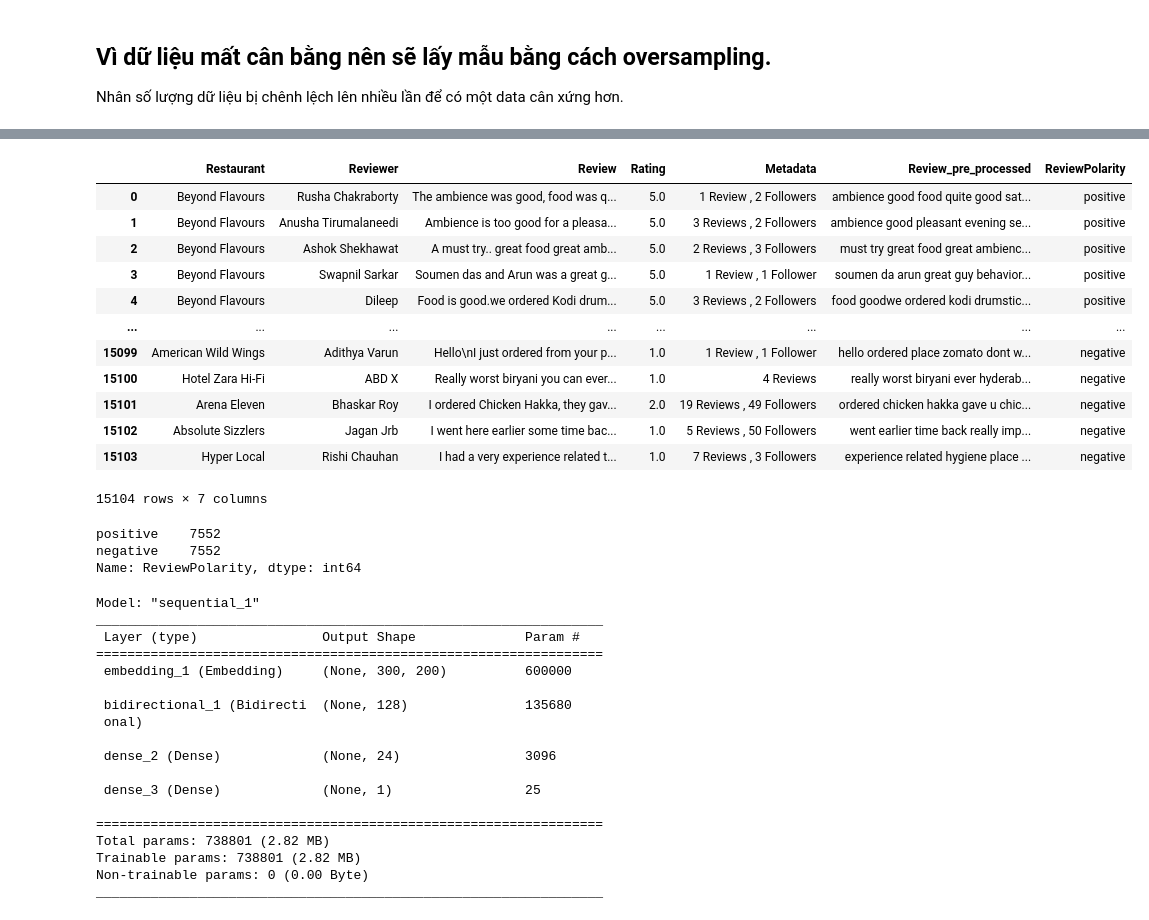
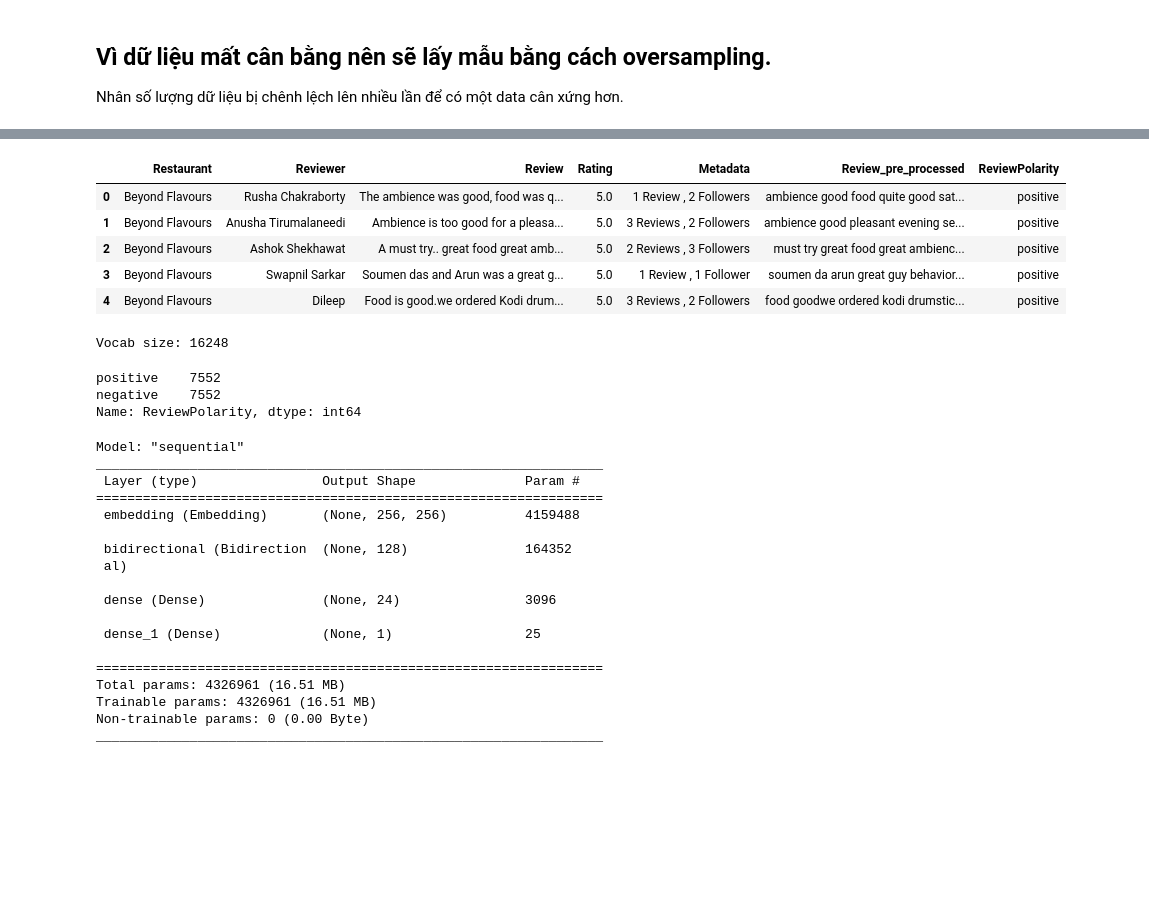
Before and after one commit to ducnguyen2133/NLP_project, a Jupyter notebook: NLP_project.ipynb, the cells around one changed output, grey strips where cells are left out. Drawn from its saved outputs; the diff is of its cells as text; code cells hidden in the pictures; blank space fills up the shorter version.

```diff
--- a/NLP_project.ipynb
+++ b/NLP_project.ipynb
@@ -335,21 +351,29 @@ balanced_df
 # %%
 # Dữ liệu đã được cân bằng
 balanced_df = pd.concat([X_balanced, y_balanced], axis=1)
-balanced_df
+balanced_df.head(5)
 # %% [output]
 |  | Restaurant | Reviewer | Review | Rating | Metadata | Review_pre_processed | ReviewPolarity |
 | 0 | Beyond Flavours | Rusha Chakraborty | The ambience was good, food was q... | 5.0 | 1 Review , 2 Followers | ambience good food quite good sat... | positive |
 | 1 | Beyond Flavours | Anusha Tirumalaneedi | Ambience is too good for a pleasa... | 5.0 | 3 Reviews , 2 Followers | ambience good pleasant evening se... | positive |
 | 2 | Beyond Flavours | Ashok Shekhawat | A must try.. great food great amb... | 5.0 | 2 Reviews , 3 Followers | must try great food great ambienc... | positive |
 | 3 | Beyond Flavours | Swapnil Sarkar | Soumen das and Arun was a great g... | 5.0 | 1 Review , 1 Follower | soumen da arun great guy behavior... | positive |
 | 4 | Beyond Flavours | Dileep | Food is good.we ordered Kodi drum... | 5.0 | 3 Reviews , 2 Followers | food goodwe ordered kodi drumstic... | positive |
-| ... | ... | ... | ... | ... | ... | ... | ... |
-| 15099 | American Wild Wings | Adithya Varun | Hello\nI just ordered from your p... | 1.0 | 1 Review , 1 Follower | hello ordered place zomato dont w... | negative |
-| 15100 | Hotel Zara Hi-Fi | ABD X | Really worst biryani you can ever... | 1.0 | 4 Reviews | really worst biryani ever hyderab... | negative |
-| 15101 | Arena Eleven | Bhaskar Roy | I ordered Chicken Hakka, they gav... | 2.0 | 19 Reviews , 49 Followers | ordered chicken hakka gave u chic... | negative |
-| 15102 | Absolute Sizzlers | Jagan Jrb | I went here earlier some time bac... | 1.0 | 5 Reviews , 50 Followers | went earlier time back really imp... | negative |
-| 15103 | Hyper Local | Rishi Chauhan | I had a very experience related t... | 1.0 | 7 Reviews , 3 Followers | experience related hygiene place ... | negative |
-15104 rows × 7 columns
+# %%
+# Dữ liệu
+data = balanced_df['Review']
+data = [str(item) for item in data]
+# print(data)
+# Khởi tạo và tiền xử lý dữ liệu với Tokenizer
+tokenizer = Tokenizer()
+tokenizer.fit_on_texts(data)
+
+# Xác định vocab_size
+vocab_size = len(tokenizer.word_index) + 1  # Thêm 1 cho từ không xác định (unknown word)
+
+print("Vocab size:", vocab_size)
+# %% [output]
+Vocab size: 16248
 # %%
 # Kiểm tra lại dữ liệu
 balanced_df['ReviewPolarity'].value_counts()
@@ -398,10 +403,10 @@ y_test_encoded_labels = encoder.transform(y_test_labels)
 # %%
 # Khởi tạo mô hình
 # Siêu tham số của mô hình
-vocab_size = 3000
+vocab_size = 16248
 oov_tok = ''
-embedding_dim = 200
-max_length = 300
+embedding_dim = 256
+max_length = 256
 padding_type='post'
 trunc_type='post'
 # tokenize sentences
@@ -428,22 +433,22 @@ model.compile(loss='binary_crossentropy', optimizer='adam', metrics=['accuracy']
 # Model summary
 model.summary()
 # %% [output]
-Model: "sequential_1"
+Model: "sequential"
 _________________________________________________________________
  Layer (type)                Output Shape              Param #
 =================================================================
- embedding_1 (Embedding)     (None, 300, 200)          600000
+ embedding (Embedding)       (None, 256, 256)          4159488
 
- bidirectional_1 (Bidirecti  (None, 128)               135680
- onal)
+ bidirectional (Bidirection  (None, 128)               164352
+ al)
 
- dense_2 (Dense)             (None, 24)                3096
+ dense (Dense)               (None, 24)                3096
 
- dense_3 (Dense)             (None, 1)                 25
+ dense_1 (Dense)             (None, 1)                 25
 
 =================================================================
-Total params: 738801 (2.82 MB)
-Trainable params: 738801 (2.82 MB)
+Total params: 4326961 (16.51 MB)
+Trainable params: 4326961 (16.51 MB)
 Non-trainable params: 0 (0.00 Byte)
 _________________________________________________________________
 # %%
```
Also changed, not shown: parts of 12 cells of this notebook.
